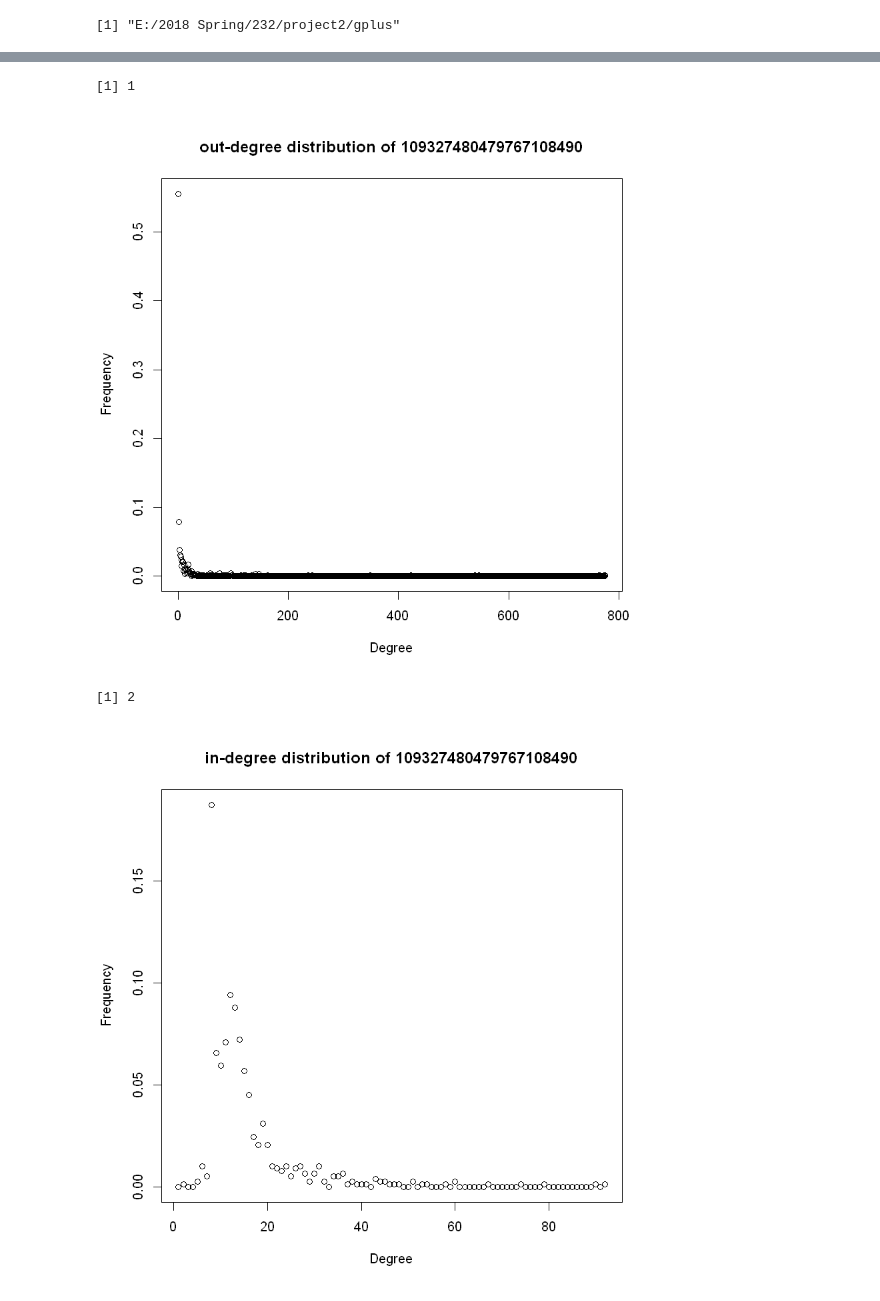
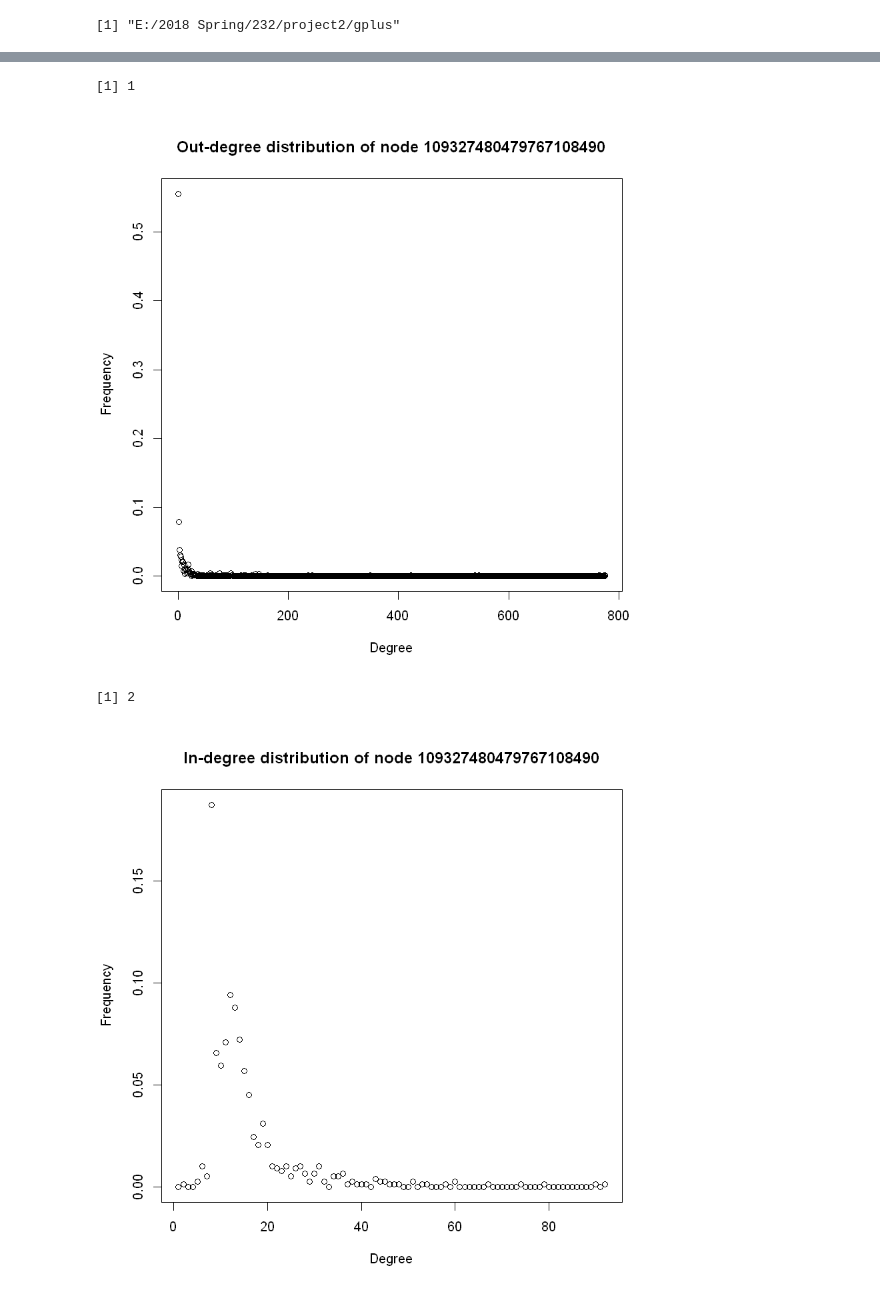
Before and after one commit to TeYuanLiu/social_network, a Jupyter notebook: Project2_18-22.ipynb, the cells around one changed output, grey strips where cells are left out. Cells and saved outputs as stored; diff of their text form; code cells hidden in the pictures.

```diff
--- a/Project2_18-22.ipynb
+++ b/Project2_18-22.ipynb
@@ -36,19 +35,20 @@ print(count)
 file_name <- c("109327480479767108490","115625564993990145546","101373961279443806744")
 # %%
 for(i in 1:length(file_name)){
-    print(i)
     options(scipen = 999)
     f <- read.table(paste0('gplus/',file_name[i],".edges"), sep = " ")
     g <- graph.data.frame(f, directed=TRUE)
     g <- add_vertices(g, 1, name = file_name[i], color="red")
     vlist <- vertex_attr(g, "name")
     for(j in 1:length(vlist))
         g <- add_edges(g, c(file_name[i], vlist[j]))
-    plot(degree.distribution(g,mode="out"),main=paste("out-degree distribution of",file_name[i]),xlab="Degree",ylab="Frequency")
-    plot(degree.distribution(g,mode="in"),main=paste("in-degree distribution of",file_name[i]),xlab="Degree",ylab="Frequency")
+    plot(degree.distribution(g,mode="out"),main=paste("Out-degree distribution of node",file_name[i]),xlab="Degree",ylab="Frequency")
+    dev.copy2pdf(file = paste("Q19_node",i,"_out.pdf",sep=""))
+    plot(degree.distribution(g,mode="in"),main=paste("In-degree distribution of node",file_name[i]),xlab="Degree",ylab="Frequency")
+    dev.copy2pdf(file = paste("Q19_node",i,"_in.pdf",sep=""))
 }
 # %% [output]
 [1] 1
-[figure, old version]
+[figure, new version]
 [1] 2
-[figure, old version]
+[figure, new version]
```
Also changed, not shown: parts of 4 cells of this notebook.
